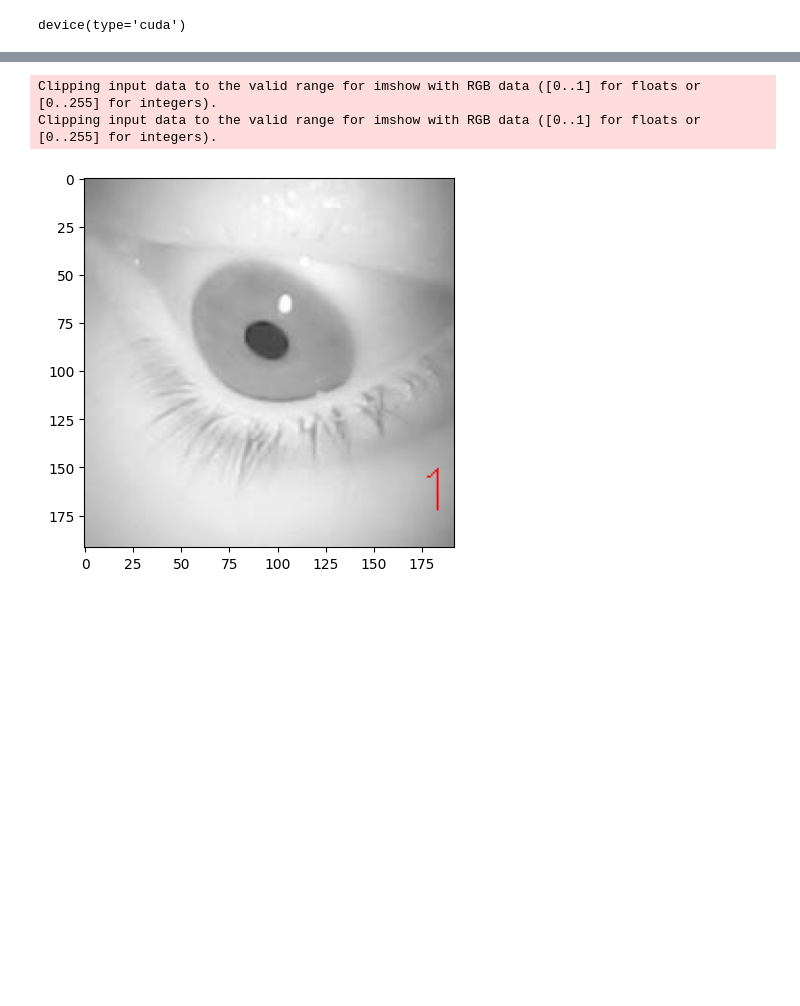
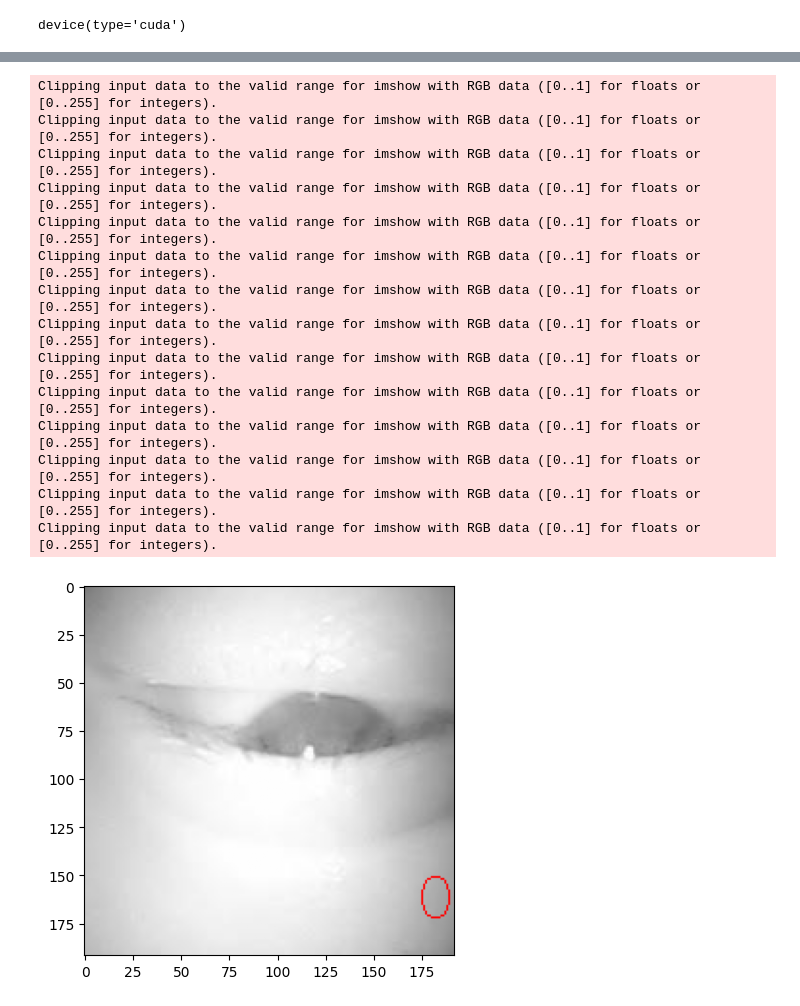
Before and after one commit to jmatejcz/pupil-detect, a Jupyter notebook: pupil_detec.ipynb, the cells around one changed output, grey strips where cells are left out. Saved outputs shown, nothing was run; the diff lists cells and outputs as text; code cells hidden in the pictures; blank space fills up the shorter version.

Commit message:
added label to visualise

```diff
--- a/pupil_detec.ipynb
+++ b/pupil_detec.ipynb
@@ -193,7 +193,7 @@ def train_first_model(model, criterion, optimizer, scheduler, num_epochs=2):
     model.load_state_dict(best_model_wts)
     return model
 # %%
-def visualize_model(model, num_images=6):
+def visualize_model(model, num_images=6, class_to_show=None):
     was_training = model.training
     model.eval()
     fig = plt.figure()
@@ -202,29 +202,24 @@ def visualize_model(model, num_images=6):
         for i, (inputs, labels) in enumerate(dataloaders['test']):
             inputs = inputs.to(device)
             labels = labels.to(device)
-
+            label = int(labels[0])
             outputs = model(inputs)
             _, preds = torch.max(outputs, 1)
 
             image = np.transpose(inputs[0].cpu().numpy(), (1, 2, 0)).copy()
-            #cv2.imshow("chuj", image)
             x, y = image.shape[0], image.shape[1]
             digit = int(preds[0])
-            cv2.putText(image, f"{digit}", (x-20, y-20), cv2.FONT_HERSHEY_SIMPLEX, 1, (255, 0, 0))
-            ax = plt.imshow(image)
+            # if class_to_show:
+            #     cv2.putText(image, f"{digit}", (x-20, y-20), cv2.FONT_HERSHEY_SIMPLEX, 1, (255, 0, 0))
+            #     ax = plt.imshow(image)
+            if label == class_to_show:
+                cv2.putText(image, f"{digit}", (x-20, y-20), cv2.FONT_HERSHEY_SIMPLEX, 1, (255, 0, 0))
+                ax = plt.imshow(image)
+
             if i >= num_images:
                 model.train(mode=was_training)
                 return
-            # for j in range(inputs.size()[0]):
-            #     images_so_far += 1
-            #     ax = plt.subplot(num_images//2, 2, images_so_far)
-            #     ax.axis('off')
-            #     ax.set_title(f'predicted: {class_names[preds[j]]}')
-            #     imshow(inputs.cpu().data[j])
 
-            #     if images_so_far == num_images:
-            #         model.train(mode=was_training)
-            #         return
         model.train(mode=was_training)
 # %%
 def evaluate(model):
@@ -262,8 +292,20 @@ model = train_first_model(model, criterion, optimizer, exp_lr_scheduler)
 # %%
-visualize_model(model, num_images=1)
+visualize_model(model, num_images=1000, class_to_show=0)
 # %% [output]
 Clipping input data to the valid range for imshow with RGB data ([0..1] for floats or [0..255] for integers).
 Clipping input data to the valid range for imshow with RGB data ([0..1] for floats or [0..255] for integers).
+Clipping input data to the valid range for imshow with RGB data ([0..1] for floats or [0..255] for integers).
+Clipping input data to the valid range for imshow with RGB data ([0..1] for floats or [0..255] for integers).
+Clipping input data to the valid range for imshow with RGB data ([0..1] for floats or [0..255] for integers).
+Clipping input data to the valid range for imshow with RGB data ([0..1] for floats or [0..255] for integers).
+Clipping input data to the valid range for imshow with RGB data ([0..1] for floats or [0..255] for integers).
+Clipping input data to the valid range for imshow with RGB data ([0..1] for floats or [0..255] for integers).
+Clipping input data to the valid range for imshow with RGB data ([0..1] for floats or [0..255] for integers).
+Clipping input data to the valid range for imshow with RGB data ([0..1] for floats or [0..255] for integers).
+Clipping input data to the valid range for imshow with RGB data ([0..1] for floats or [0..255] for integers).
+Clipping input data to the valid range for imshow with RGB data ([0..1] for floats or [0..255] for integers).
+Clipping input data to the valid range for imshow with RGB data ([0..1] for floats or [0..255] for integers).
+Clipping input data to the valid range for imshow with RGB data ([0..1] for floats or [0..255] for integers).
-[figure, old version]
+[figure, new version]
 # %%
 # TODO model do detekcji źrenicy
```
Also changed, not shown: parts of 2 cells of this notebook.
